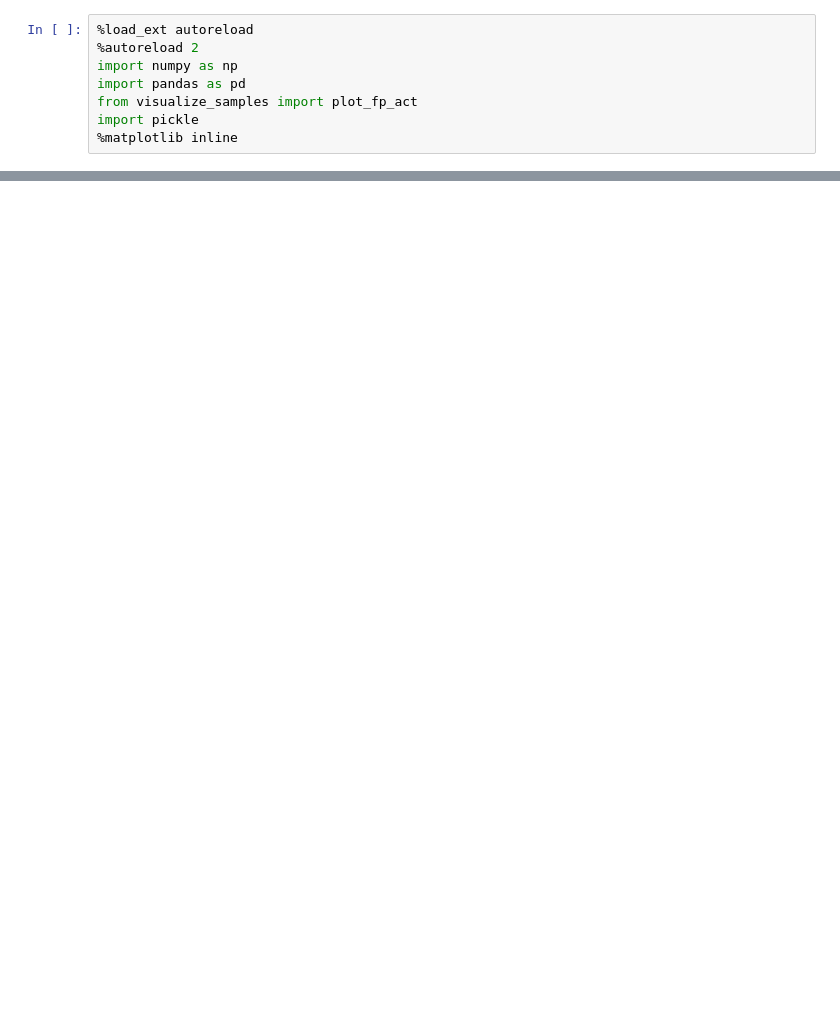
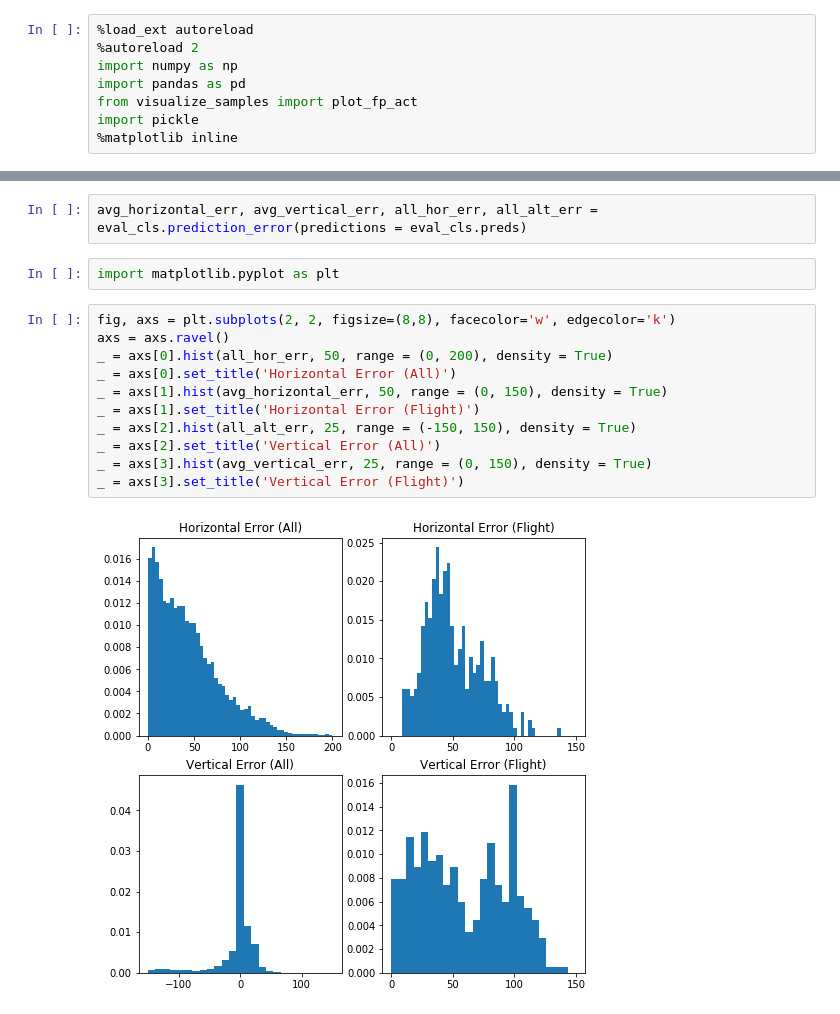
Before and after one commit to yulinliu101/DeepTP, a Jupyter notebook: src/Visualize_Generated_Trajectories.ipynb, the cells around one changed output, grey strips where cells are left out. Saved outputs shown, nothing was run; the diff lists cells and outputs as text; blank space fills up the shorter version.

```diff
--- a/src/Visualize_Generated_Trajectories.ipynb
+++ b/src/Visualize_Generated_Trajectories.ipynb
@@ -20 +40,18 @@ pred, predicted_tracks_cov, buffer_total_logprob, buffer_pi_prob, predicted_matc
+# %%
+avg_horizontal_err, avg_vertical_err, all_hor_err, all_alt_err = eval_cls.prediction_error(predictions = eval_cls.preds)
+# %%
+import matplotlib.pyplot as plt
+# %%
+fig, axs = plt.subplots(2, 2, figsize=(8,8), facecolor='w', edgecolor='k')
+axs = axs.ravel()
+_ = axs[0].hist(all_hor_err, 50, range = (0, 200), density = True)
+_ = axs[0].set_title('Horizontal Error (All)')
+_ = axs[1].hist(avg_horizontal_err, 50, range = (0, 150), density = True)
+_ = axs[1].set_title('Horizontal Error (Flight)')
+_ = axs[2].hist(all_alt_err, 25, range = (-150, 150), density = True)
+_ = axs[2].set_title('Vertical Error (All)')
+_ = axs[3].hist(avg_vertical_err, 25, range = (0, 150), density = True)
+_ = axs[3].set_title('Vertical Error (Flight)')
+# %% [output]
+[figure, added]
 # %%
```
Also changed, not shown: parts of 9 cells of this notebook, 2 other files.
